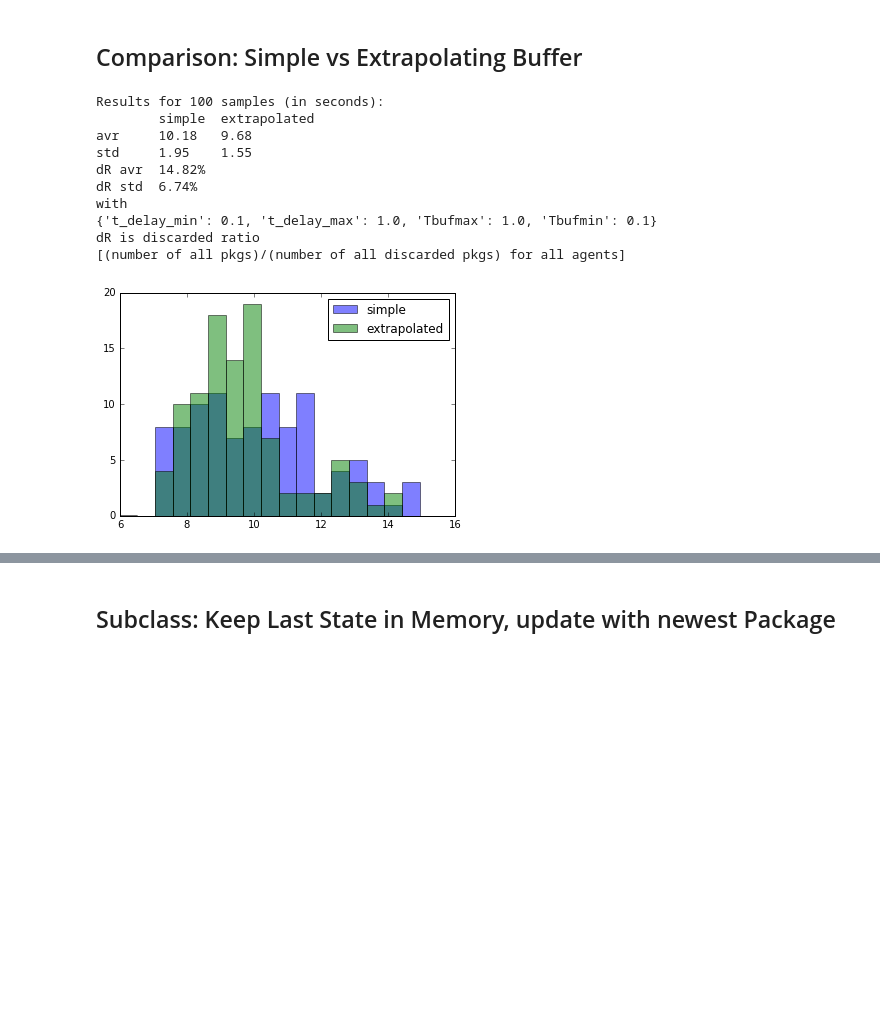
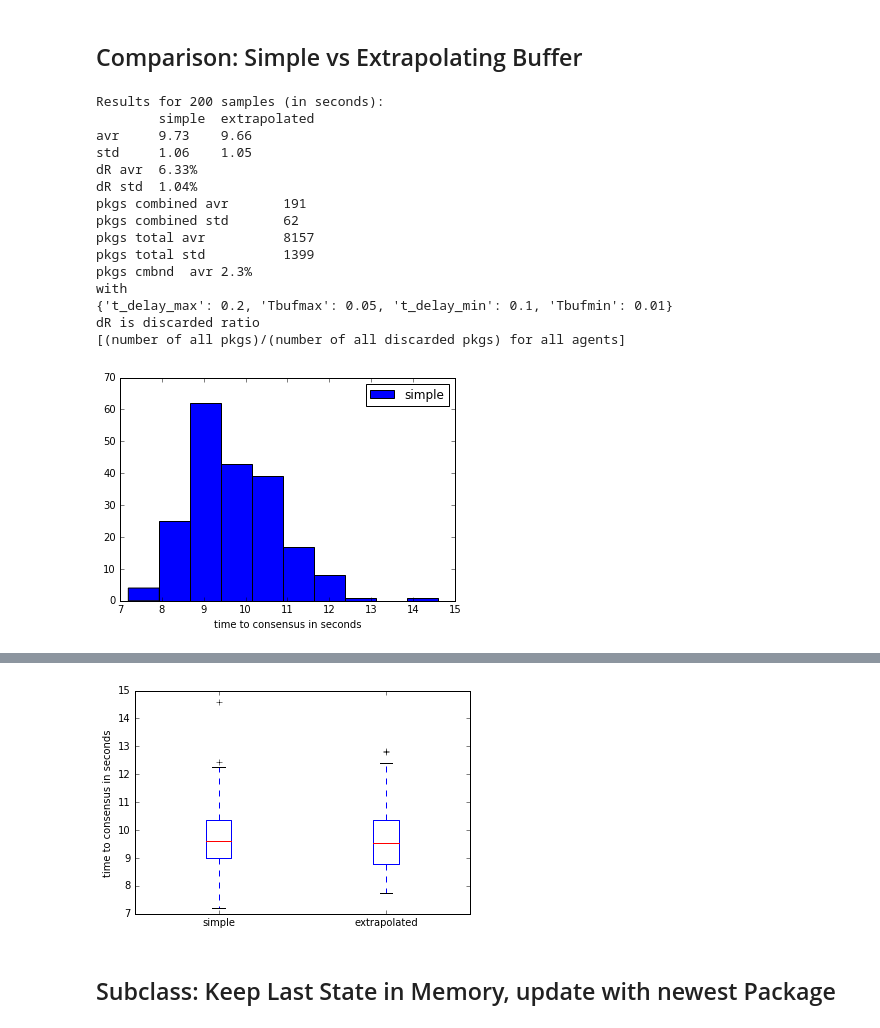
Before and after one commit to AlxndrJhn/multi-agent-consensus-experiments-2015, a Jupyter notebook: multiagent_final_project.ipynb, the cells around one changed output, grey strips where cells are left out. Saved outputs shown, nothing was run; the diff lists cells and outputs as text; code cells hidden in the pictures; blank space fills up the shorter version.

```diff
--- a/multiagent_final_project.ipynb
+++ b/multiagent_final_project.ipynb
@@ -462,7 +466,7 @@ while it<=200 and not converged:
 plt.close()
 
 # make video
-buf = "avconv -r 20 -an -i \"%s/%%05d.png\" -vcodec libx264 -pix_fmt yuv420p -y vids/exp3.mp4" % directory_name
+buf = "avconv -r 20 -an -i \"%s/%%05d.png\" -vcodec libx264 -pix_fmt yuv420p -y vids/exp2_02_local_nodelay_nobreak.mp4" % directory_name
 os.system(buf)
 
 # Display of the Video
@@ -478,7 +482,7 @@ def video(fname, mimetype):
 # Clean-up
 shutil.rmtree(directory_name)
 
-video("vids/exp3.mp4", "mp4")
+video("vids/exp2_02_local_nodelay_nobreak.mp4", "mp4")
 # %% [output]
 [interactive output not drawn]
 # %%
@@ -558,7 +569,7 @@ class Agent(object):
         self.node = node
         self.G = Graph
         self.speed = 0.1
-        self.threshold_movement = 0.02
+        self.threshold_movement = 0.005
         self.quite = quite
 
         # Input Buffer
@@ -640,8 +651,8 @@ class Agent(object):
             dir_vec = -np.array(self.node['pos']) + wsum
             dir_vec_length = np.linalg.norm(dir_vec)
             #normalize if vector is too long, if it's shorter, it slows down as it converges
-            if dir_vec_length > self.speed:
-                dir_vec = dir_vec/dir_vec_length*self.speed
+            #if dir_vec_length > self.speed:
+            dir_vec = dir_vec/dir_vec_length*self.speed
             #else:
             #    dir_norm_vec = dir_vec#*self.speed
 
@@ -1173,6 +1163,10 @@ import pdb
 from random import randint
 
 class Agent_GeographicGossip_Extrapolation(Agent_GeographicGossip):
+    def __init__(self, env, num, node, Graph,fixed_delay=True,fixed_Tbuf=True,delays=None,quite=False):
+        Agent_GeographicGossip.__init__(self, env, num, node, Graph,fixed_delay,fixed_Tbuf,delays,quite)
+        self.packets_extrapol_worked = 0
+
     def handle_buffer(self,current_buffer,n_packages_unfiltered):
         # Instead of: Deal with ambigious data, throw away old data
         # Changed to: Estimate the actual position linearly
@@ -1204,6 +1198,9 @@ class Agent_GeographicGossip_Extrapolation(Agent_GeographicGossip):
                 estim_package['pos'] = estim_pos
                 estim_package['time_stamp'] = self.env.now
 
+                if np.any(dir_vec):
+                    self.packets_extrapol_worked += 1
+
                 # put it in the buffer for next process
                 current_buffer_sender_filtered.append(estim_package)
             else:
@@ -1288,21 +1280,26 @@ Agent #00 step 0250 Tbuf 0.077 (time:19.259) oldpos (0.70,0.50) newpos (0.70,0.5
 # Dict with all the delay information bounds
 delays = dict()
 # Channel time-delay of each agent is uniformly distributed and is upper and lower bounded
-delays['t_delay_max'] = 1.00 #s
-delays['t_delay_min'] = 0.10 #s
+delays['t_delay_max'] = 0.20
+delays['t_delay_min'] = 0.10
 # Iteration time of each agent is uniformly distributed and is upper and lower bounded
-delays['Tbufmax']     = 1.00 #s
-delays['Tbufmin']     = 0.10 #s
+delays['Tbufmax'] = 0.050
+delays['Tbufmin'] = 0.010
 
-simulation_time = 16 #s
+simulation_time = 20 #s
+simulation_reps = 200
 
-simulation_reps = 100
 cons_t_naive = list()
 cons_t_extrapol = list()
 pkg_disc_recv_ratio_simple = list()
+total_pkg_extra_worked = list()
+pkg_total = list()
+
+baseseed = np.random.randint(0,10000)
 for i in range(0,simulation_reps):
     #############################
     # Simple Agent
+    np.random.seed(baseseed+i)
     env = simpy.Environment()
     ListAgents = list()
     env.ListOfAgents = ListAgents
@@ -1333,11 +1330,13 @@ for i in range(0,simulation_reps):
     allpkg = np.sum([Agent.packets_received for Agent in env.ListOfAgents])
     allpkg_disc = np.sum([Agent.packets_discarded for Agent in env.ListOfAgents])
     pkg_disc_recv_ratio_simple.append(allpkg_disc/allpkg)
+    pkg_total.append(allpkg)
     #print(pkg_disc_recv_ratio_simple[-1])
     #############################
 
     #############################
     # Intelligent Agent, Extrapolation
+    np.random.seed(baseseed+i)
     env = simpy.Environment()
     ListAgents = list()
     env.ListOfAgents = ListAgents
@@ -1365,7 +1364,8 @@ for i in range(0,simulation_reps):
 
     # Analysis
     cons_t_extrapol.append(obsvr.CalculateConsensusTime())
-
+    temp = np.sum([Agent.packets_extrapol_worked for Agent in env.ListOfAgents])
+    total_pkg_extra_worked.append(temp)
     #############################
 
 
@@ -1374,41 +1374,59 @@ for i in range(0,simulation_reps):
 import matplotlib.pyplot as plt
 import numpy as np
 
 print('Results for %d samples (in seconds):' % simulation_reps)
 print('\tsimple\textrapolated')
 print('avr\t%.2f\t%.2f' % (np.average(cons_t_naive),np.average(cons_t_extrapol)))
 print('std\t%.2f\t%.2f' % (np.std(cons_t_naive),np.std(cons_t_extrapol)))
 print('dR avr\t%.2f%%' % (np.average(pkg_disc_recv_ratio_simple)*100))
 print('dR std\t%.2f%%' % (np.std(pkg_disc_recv_ratio_simple)*100))
+print('pkgs combined avr\t%.1d' % (np.average(total_pkg_extra_worked)))
+print('pkgs combined std\t%.1d' % (np.std(total_pkg_extra_worked)))
+print('pkgs total avr\t\t%.1d' % (np.average(pkg_total)))
+print('pkgs total std\t\t%.1d' % (np.std(pkg_total)))
+print('pkgs cmbnd  avr\t%.1f%%' % (np.average(total_pkg_extra_worked)/np.average(pkg_total)*100))
+
 print('with')
 print(delays)
 print('dR is discarded ratio')
 print('[(number of all pkgs)/(number of all discarded pkgs) for all agents]')
 
-bins = np.linspace(6, simulation_time, 20)
+bins = np.linspace(2, simulation_time, 20)
 
-fig = plt.figure()
-plt.hist(cons_t_naive, bins, alpha=0.5, label=['simple'])
-plt.hist(cons_t_extrapol, bins, alpha=0.5, label=['extrapolated'])
+fig1 = plt.figure()
+plt.hist(cons_t_naive, label=['simple'])
+plt.xlabel('time to consensus in seconds')
 plt.legend()
 plt.show()
 
 fig2 = plt.figure()
+plt.hist(cons_t_extrapol, label=['extrapolated'])
+plt.xlabel('time to consensus in seconds')
+plt.legend()
+plt.show()
+
+fig3 = plt.figure()
 data = [cons_t_naive,cons_t_extrapol]
 pos = np.array(range(2)) + 1
 labels = ['simple','extrapolated']
 plt.boxplot(data,positions=pos,labels=labels)
+plt.ylabel('time to consensus in seconds')
 #plt.legend()
 plt.show()
 # %% [output]
-Results for 100 samples (in seconds):
+Results for 200 samples (in seconds):
         simple  extrapolated
-avr     10.18   9.68
-std     1.95    1.55
-dR avr  14.82%
-dR std  6.74%
+avr     9.73    9.66
+std     1.06    1.05
+dR avr  6.33%
+dR std  1.04%
+pkgs combined avr       191
+pkgs combined std       62
+pkgs total avr          8157
+pkgs total std          1399
+pkgs cmbnd  avr 2.3%
 with
-{'t_delay_min': 0.1, 't_delay_max': 1.0, 'Tbufmax': 1.0, 'Tbufmin': 0.1}
+{'t_delay_max': 0.2, 'Tbufmax': 0.05, 't_delay_min': 0.1, 'Tbufmin': 0.01}
 dR is discarded ratio
 [(number of all pkgs)/(number of all discarded pkgs) for all agents]
-[figure, old version]
+[figure, new version]
@@ -1416,3 +1434,4 @@ dR is discarded ratio
+[figure, added]
 # %% [markdown]
 ## Subclass: Keep Last State in Memory, update with newest Package ##
 # %%
```
Also changed, not shown: parts of 19 cells of this notebook.
